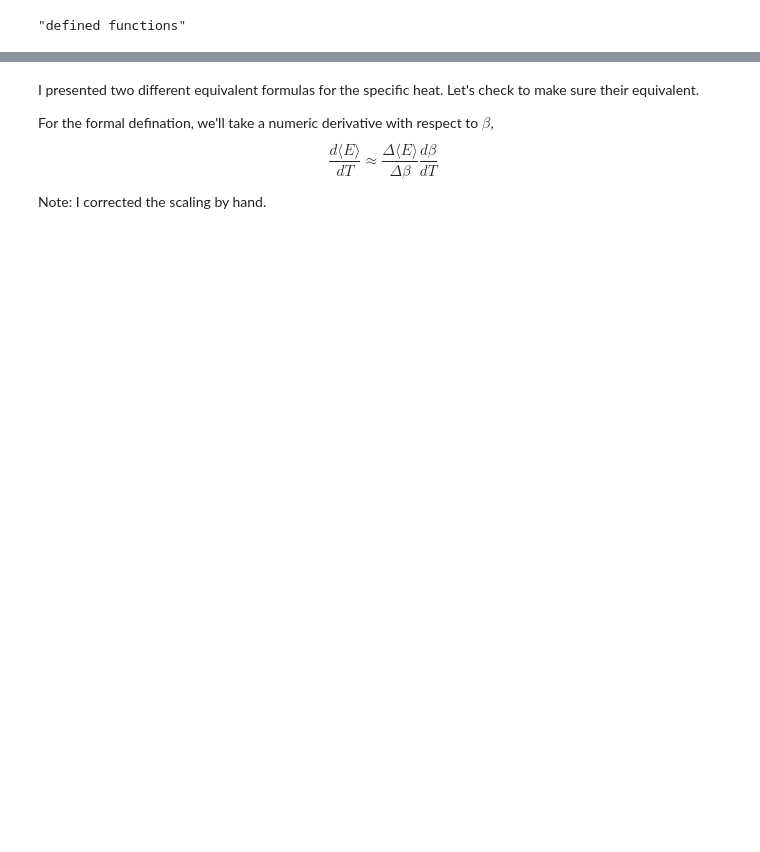
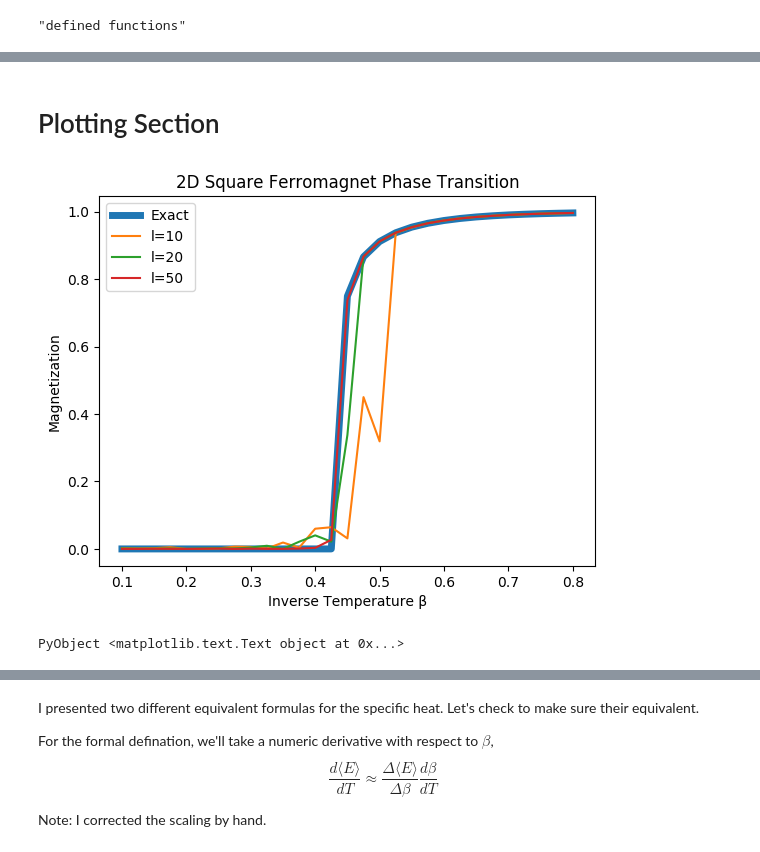
Before and after one commit to albi3ro/M4, a Jupyter notebook: Phase Transitions.ipynb, the cells around one changed output, grey strips where cells are left out. Drawn from its saved outputs; the diff is of its cells as text; code cells hidden in the pictures; blank space fills up the shorter version.

Commit message:
finished phase transitions

```diff
--- a/Phase Transitions.ipynb
+++ b/Phase Transitions.ipynb
@@ -215,26 +302,26 @@ beta: 2.0       M: 8.999999999999999e-5 E: -0.9808100000000001
 #writedlm("PhaseTransitionsL20T50000.dat",[betas Mm Mstd Ee Estd Ch χ])
 # %%
 temp=readdlm("PhaseTransitionsL50T50000.dat")
+betas=temp[:,1];
 Mm50=temp[:,2];
 Mstd50=temp[:,3];
 Ee50=temp[:,4];
 Estd50=temp[:,5];
 Ch50=temp[:,6];
 χ50=temp[:,7];
+
+temp=readdlm("PhaseTransitionsL10T50000.dat"
+Mm10=temp[:,2];
+Mstd10=temp[:,3];
+Ee10=temp[:,4];
+Estd10=temp[:,5];
+Ch10=temp[:,6];
+χ10=temp[:,7];
+
+temp=readdlm("PhaseTransitionsL20T50000.dat")
+Mm20=temp[:,2];
+Mstd20=temp[:,3];
+Ee20=temp[:,4];
+Estd20=temp[:,5];
+Ch20=temp[:,6];
+χ20=temp[:,7];
-# %%
-#Mm20=Mm
-#Ee20=Ee
-#Ch20=Ch
-#χ20=χ;
-#Mm10=Mm
-#Ee10=Ee
-#Ch10=Ch
-#χ10=χ;
-#Mm50=Mm;
-#Ee50=Ee;
-#Ch50=Ch;
-#χ50=χ;
-Mm20=Mm;
-Ee20=Ee;
-Ch20=Ch;
-χ20=χ;
@@ -243,9 +328,16 @@ plot(1./(betas),Ch)
+# %% [markdown]
+# Plotting Section
 # %%
+plot(betas,Mexact(betas),label="Exact",linewidth="5")
 plot(betas,abs(Mm10),label="l=10")
 plot(betas,abs(Mm20),label="l=20")
 plot(betas,abs(Mm50),label="l=50")
+
 xlabel("Inverse Temperature β")
 ylabel("Magnetization")
 legend()
 title("2D Square Ferromagnet Phase Transition")
+# %% [output]
+[figure, added]
+PyObject <matplotlib.text.Text object at 0x...>
 # %%
```
Also changed, not shown: parts of 26 cells of this notebook, 3 other files.
